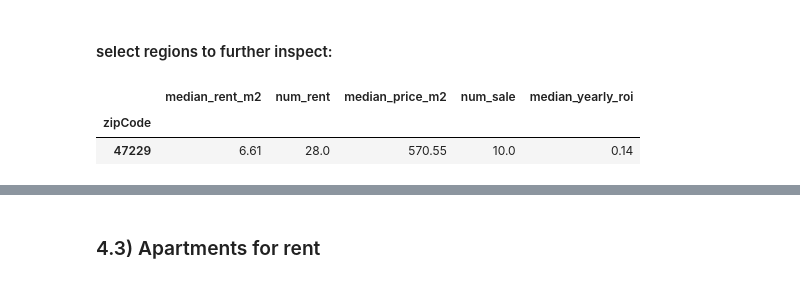
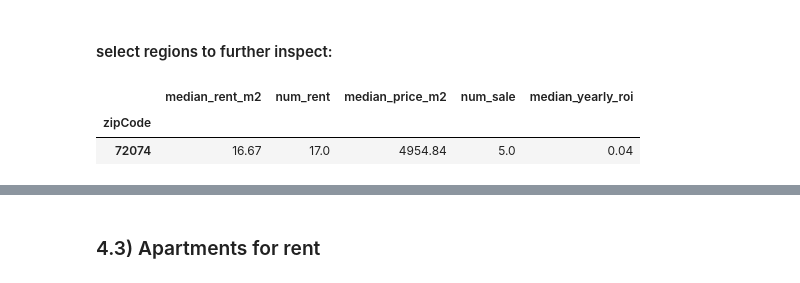
Before and after one commit to maxtue/ApartmentListings, a Jupyter notebook: data_analysis/single_date.ipynb, the cells around one changed output, grey strips where cells are left out. Saved outputs shown, nothing was run; the diff lists cells and outputs as text; code cells hidden in the pictures.

```diff
--- a/data_analysis/single_date.ipynb
+++ b/data_analysis/single_date.ipynb
@@ -281,12 +282,12 @@ combined_df[combined_filt].sort_values("median_yearly_roi", ascending=False)
 #### select regions to further inspect:
 # %%
 regiontype = "zipCode"
-regions = [47229]
+regions = [72074]
 combined_df.loc[regions]
 # %% [output]
 |  | median_rent_m2 | num_rent | median_price_m2 | num_sale | median_yearly_roi |
 | zipCode |  |  |  |  |  |
-| 47229 | 6.61 | 28.0 | 570.55 | 10.0 | 0.14 |
+| 72074 | 16.67 | 17.0 | 4954.84 | 5.0 | 0.04 |
 [interactive output not drawn]
 # %% [markdown]
 ### 4.3) Apartments for rent
```
Also changed, not shown: parts of 11 cells of this notebook, 4 other files.
